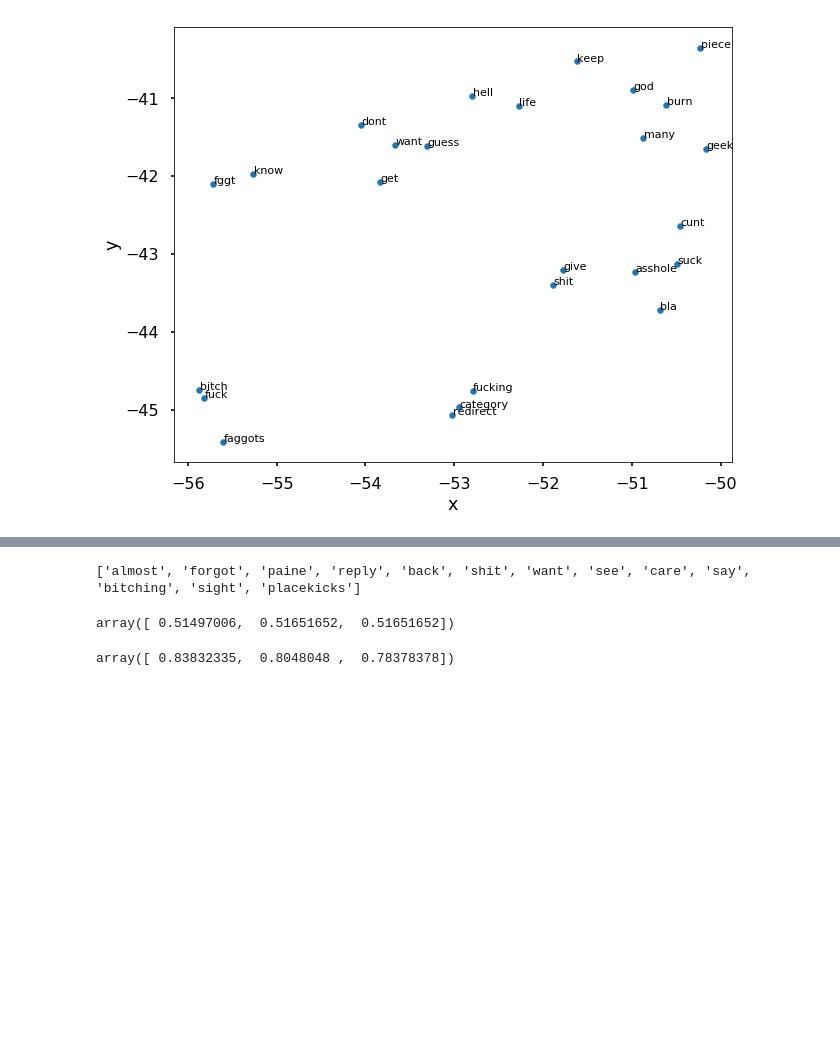
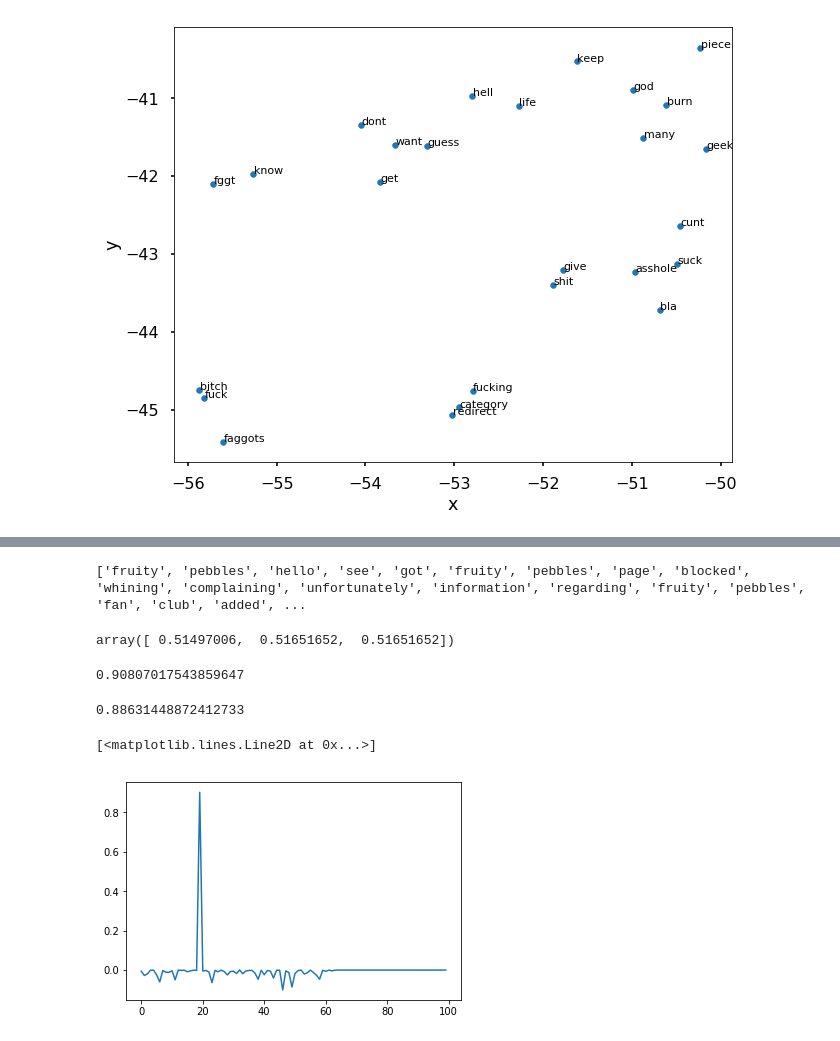
Before and after one commit to rr2n17/AdvML, a Jupyter notebook: Code/downsample.ipynb, the cells around one changed output, grey strips where cells are left out. Cells and saved outputs as stored; diff of their text form; code cells hidden in the pictures; blank space fills up the shorter version.

```diff
--- a/Code/downsample.ipynb
+++ b/Code/downsample.ipynb
@@ -149,7 +151,7 @@ See the caveats in the documentation: http://pandas.pydata.org/pandas-docs/stabl
 # model = Word2Vec(sentences=data_small['comment_text'], size=100, sg=1,
 #                  window=10, min_count=2, seed=42,
 #                  workers=2)
-model = Word2Vec(sentences=data_small['comment_text'], size=100, sg=1,
+model = FastText(sentences=data_small['comment_text'], size=100, sg=1,
                  window=10, min_count=2, seed=42,
                  workers=2)
 # %%
@@ -159,9 +161,9 @@ def remove_non_dict(tokenized_sent):
             tokenized_sent.remove(word)
 
     # check if not empty
-    if len(tokenized_sent == 0):
+    if len(tokenized_sent) == 0:
         return ["something"]
     else:
         return tokenized_sent
 
-data_small['comment_text'].apply(lambda x: remove_non_dict(x))
+data_small['comment_text'] = data_small['comment_text'].apply(lambda x: remove_non_dict(x))
@@ -520,6 +519,6 @@ for sentence in xx["comment_text"]:
 # %%
-# for idx, sentence in enumerate(data_small["comment_text"]):
-#     if idx == 154:
-#         print(sentence)
+for idx, sentence in enumerate(data_small["comment_text"]):
+    if idx == 171:
+        print(sentence)
 # %% [output]
-['almost', 'forgot', 'paine', 'reply', 'back', 'shit', 'want', 'see', 'care', 'say', 'bitching', 'sight', 'placekicks']
+['fruity', 'pebbles', 'hello', 'see', 'got', 'fruity', 'pebbles', 'page', 'blocked', 'whining', 'complaining', 'unfortunately', 'information', 'regarding', 'fruity', 'pebbles', 'fan', 'club', 'added', ...
@@ -535,6 +535,36 @@ array([ 0.51497006,  0.51651652,  0.51651652])
 # %%
 from sklearn.ensemble import RandomForestClassifier
 clf_forest = RandomForestClassifier(max_features=110, n_estimators=1000)
-cross_val_score(clf_forest, X, y) # 81% accuracy on max_features=110, n_estimators=1000
+# cross_val_score(clf_forest, X, y) # 81% accuracy on max_features=110, n_estimators=1000
+
+# split data
+x = pd.DataFrame(X)
+xx_tr, xx_te, yy_tr, yy_te = sklearn.model_selection.train_test_split(x, y, train_size=0.8)
+clf_forest.fit(xx_tr, yy_tr)
+yy_predicted = clf_forest.predict_proba(xx_te)
+
+t = pd.DataFrame(yy_predicted)
+metrics.roc_auc_score(yy_te, t[1])
 # %% [output]
-array([ 0.83832335,  0.8048048 ,  0.78378378])
+0.90807017543859647
+# %%
+# xgBoost
+# parameters http://xgboost.readthedocs.io/en/latest/python/python_api.html#module-xgboost.sklearn
+clf_xgb = xgb.XGBClassifier(max_depth=4, n_estimators=1000)
+# cross_val_score(clf_xgb, X, y)
+
+# split data
+x = pd.DataFrame(X)
+xx_tr, xx_te, yy_tr, yy_te = sklearn.model_selection.train_test_split(x, y, train_size=0.8)
+clf_xgb.fit(xx_tr, yy_tr)
+yy_predicted = clf_xgb.predict_proba(xx_te)
+
+t = pd.DataFrame(yy_predicted)
+metrics.roc_auc_score(yy_te, t[1])
+# %% [output]
+0.88631448872412733
+# %%
+plt.plot(l[1][:100])
+# %% [output]
+[<matplotlib.lines.Line2D at 0x...>]
+[figure, added]
```
Also changed, not shown: parts of 8 cells of this notebook.
